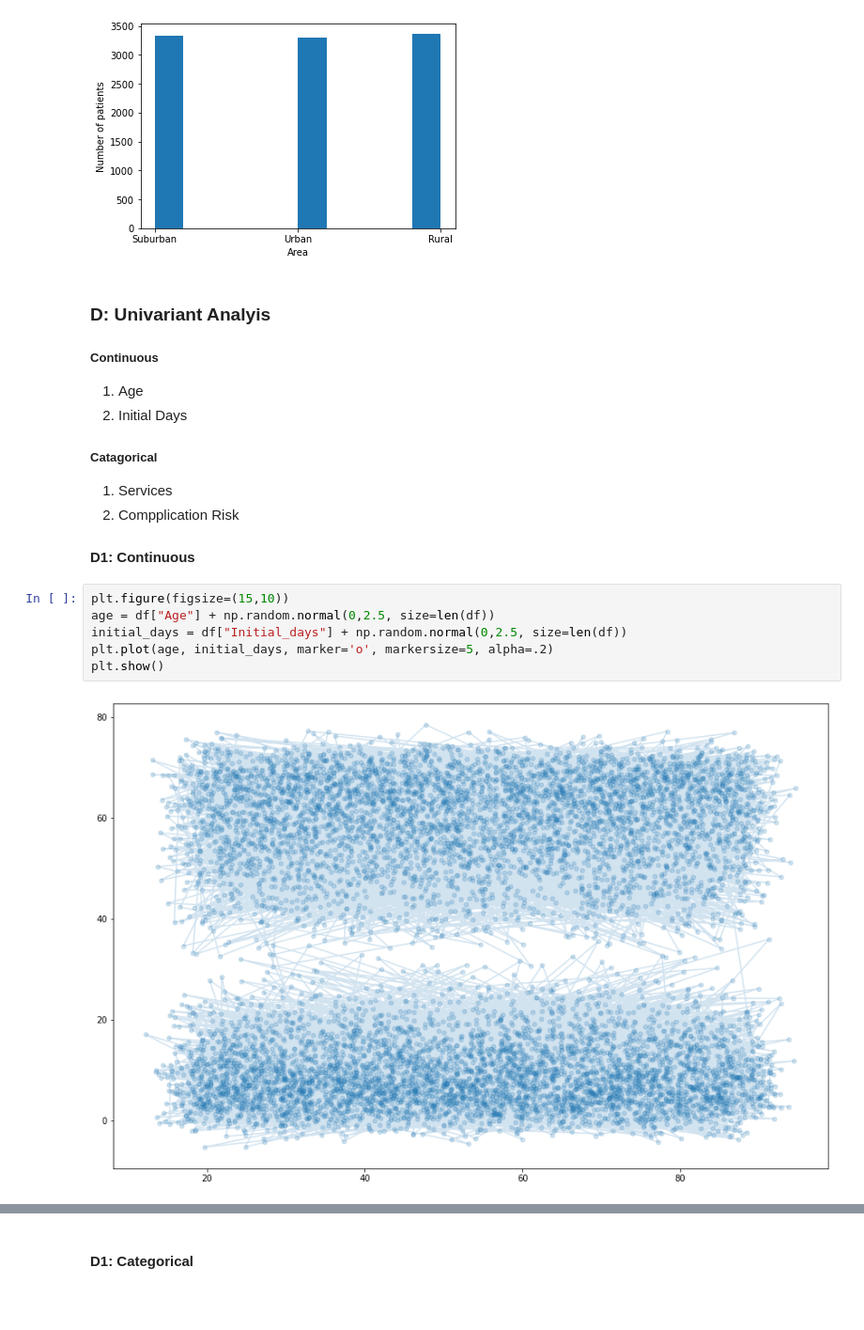
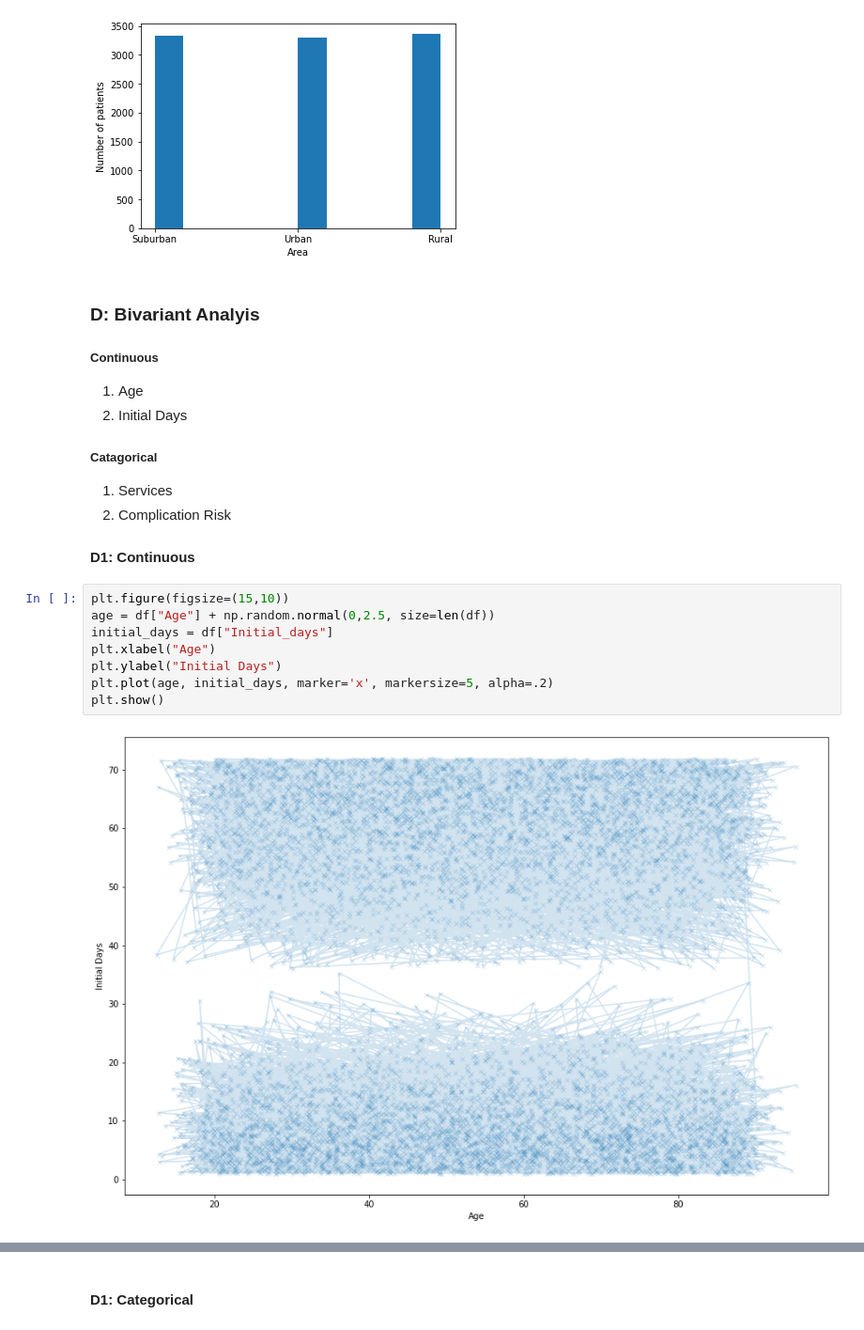
Before and after one commit to colemalphrus/EDA_medical_readmission, a Jupyter notebook: main.ipynb, the cells around one changed output, grey strips where cells are left out. Shown at 94% size. Cells and saved outputs as stored; diff of their text form; blank space fills up the shorter version.

```diff
--- a/main.ipynb
+++ b/main.ipynb
@@ -174,7 +175,7 @@ plt.show()
 # %% [output]
 [figure]
 # %% [markdown]
-### D: Univariant Analyis
+### D: Bivariant Analyis
 
 ##### Continuous
 
@@ -184,16 +185,18 @@ plt.show()
 ##### Catagorical
 
 1. Services
-2. Compplication Risk
+2. Complication Risk
 
 #### D1: Continuous
 # %%
 plt.figure(figsize=(15,10))
 age = df["Age"] + np.random.normal(0,2.5, size=len(df))
-initial_days = df["Initial_days"] + np.random.normal(0,2.5, size=len(df))
-plt.plot(age, initial_days, marker='o', markersize=5, alpha=.2)
+initial_days = df["Initial_days"]
+plt.xlabel("Age")
+plt.ylabel("Initial Days")
+plt.plot(age, initial_days, marker='x', markersize=5, alpha=.2)
 plt.show()
 # %% [output]
-[figure, old version]
+[figure, new version]
 # %%
 plt.figure(figsize=(20,10))
```
Also changed, not shown: parts of 10 cells of this notebook.
